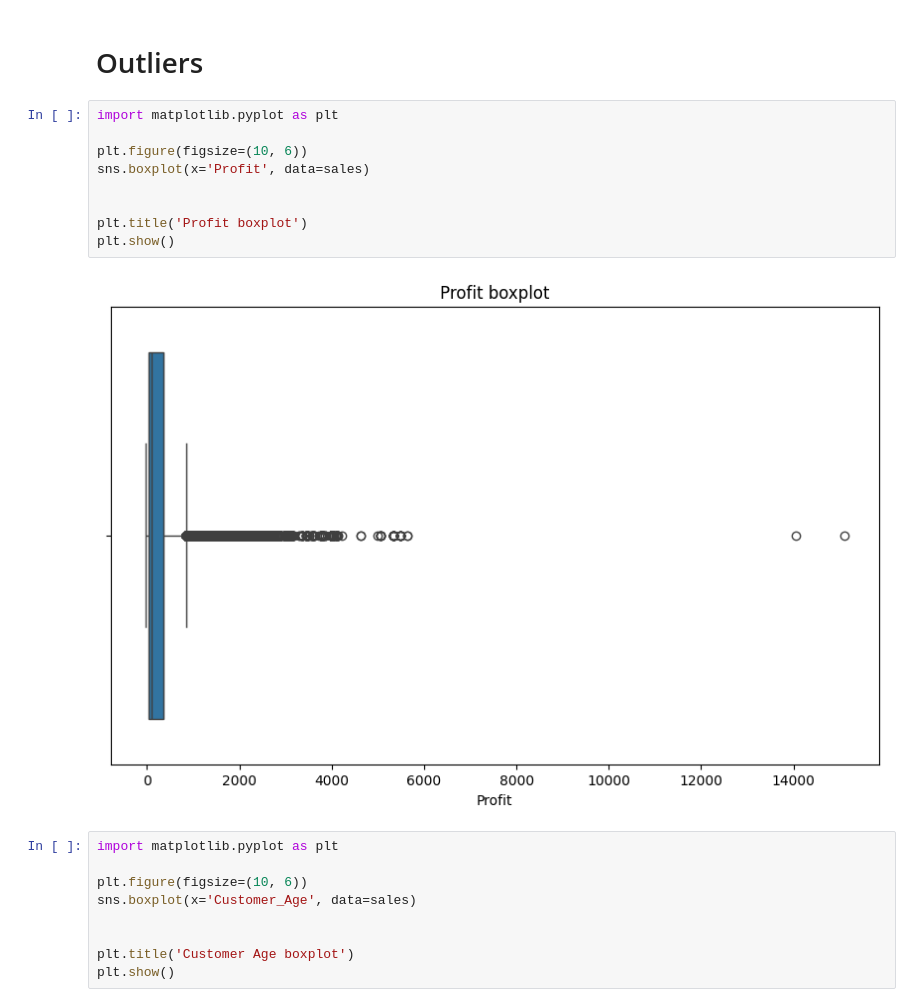
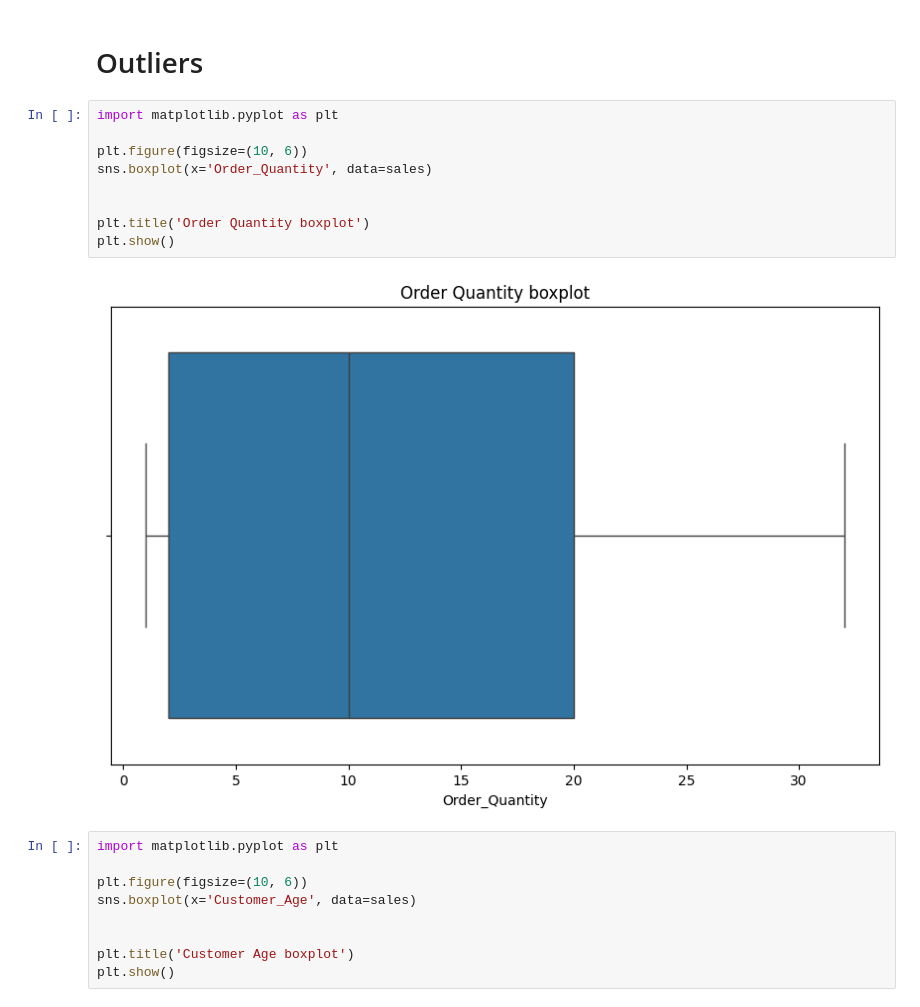
Before and after one commit to s28600/SUML, a Jupyter notebook: sample.ipynb, the cells around one changed output. Drawn from its saved outputs; the diff is of its cells as text.

```diff
--- a/sample.ipynb
+++ b/sample.ipynb
@@ -82,14 +82,14 @@ sns.countplot(x='Year', data=sales)
 # %%
 import matplotlib.pyplot as plt
 
 plt.figure(figsize=(10, 6))
-sns.boxplot(x='Profit', data=sales)
+sns.boxplot(x='Order_Quantity', data=sales)
 
 
-plt.title('Profit boxplot')
+plt.title('Order Quantity boxplot')
 plt.show()
 # %% [output]
-[figure, old version]
+[figure, new version]
 # %%
 import matplotlib.pyplot as plt
 
```
Also changed, not shown: parts of 4 cells of this notebook.
